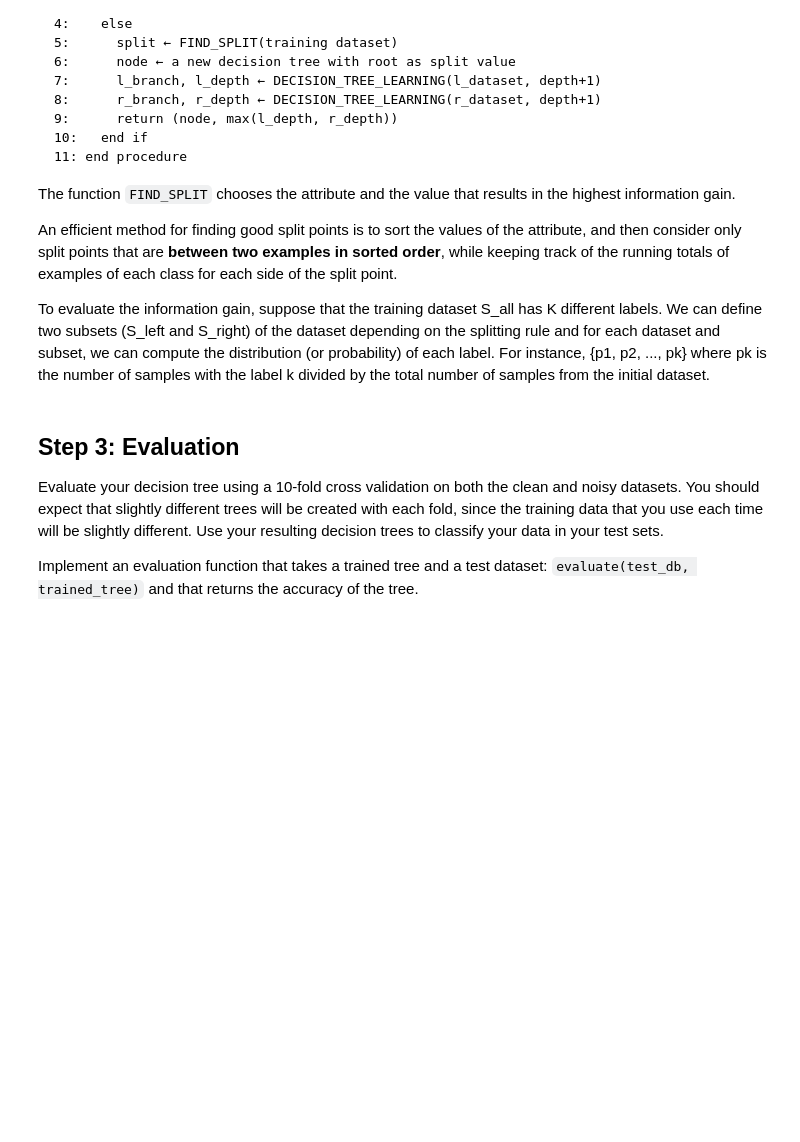
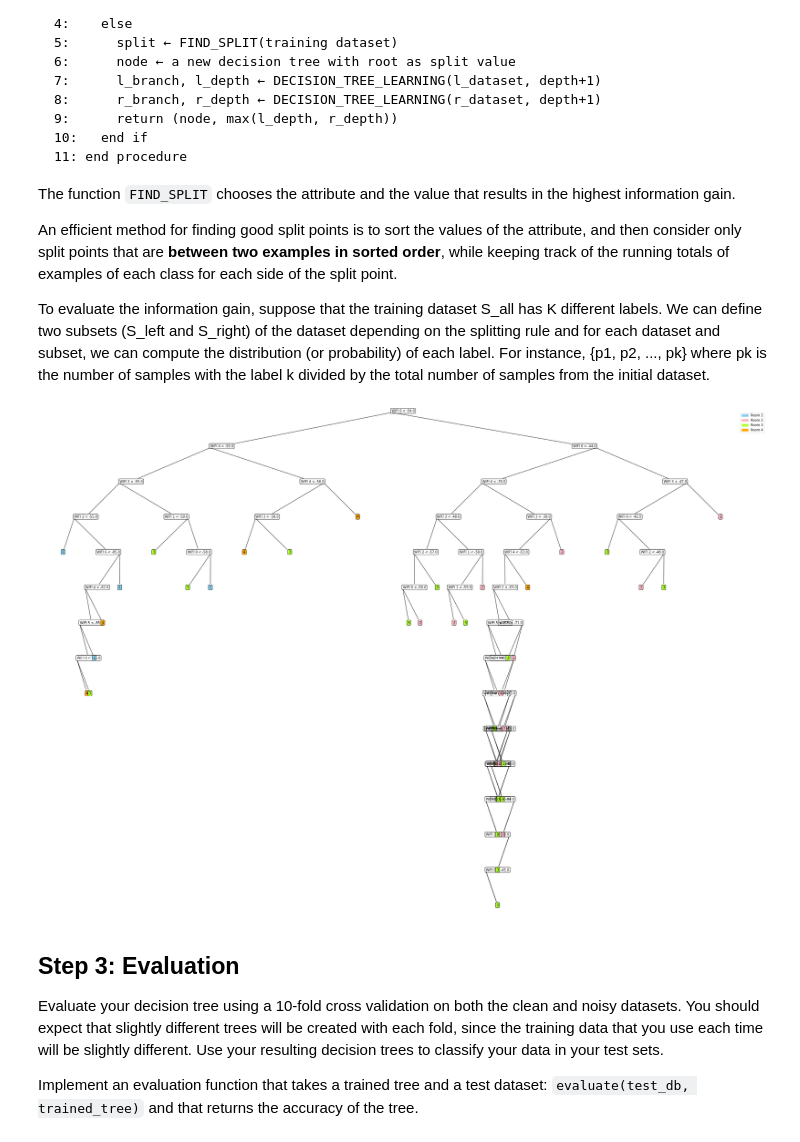
Before and after one commit to shnupta/ml-coursework1, a Jupyter notebook: coursework.ipynb, the cells around one changed output. Cells and saved outputs as stored; diff of their text form; code cells hidden in the pictures; blank space fills up the shorter version.

Commit message:
[kkc19] implement visualise decision tree using matplotlib only

```diff
--- a/coursework.ipynb
+++ b/coursework.ipynb
@@ -78,7 +78,7 @@ class Node:
         self.label = None
 
     def is_leaf(self):
-        return self.left == None and self.right == None
+        return self.left is None and self.right is None
 # %%
 """
 Chooses the attribute and the value that results in the highest information gain
@@ -158,6 +158,66 @@ def decision_tree_learning(training_dataset, depth):
         node.right = right_branch
 
         return (node, max(left_depth, right_depth))
+# %%
+import matplotlib.pyplot as plt
+import matplotlib.patches as mpatches
+
+root_node, depth = decision_tree_learning(clean_dataset, 0)
+
+def visualise_tree(tree):
+    y_gap = 0.1
+    def visualise_children(parent_node, parent_text, left_x, right_x, y, parent_is_left, depth=0):
+        # if depth == 2:
+        #     return
+
+        # Calculate position
+        mids = left_x + (right_x - left_x) * np.array([0.25, 0.5, 0.75])
+        y -= y_gap
+        xy = (0, 0) if parent_is_left else (1, 0)
+
+        # Plot child text box
+        # Them recursively plot children of children
+        if parent_node.left:
+            left_plot = plot_node(parent_node.left, parent_text, xy, (mids[0], y))
+            visualise_children(parent_node.left, left_plot, left_x, mids[1], y, True, depth+1)
+
+        if parent_node.right:
+            right_plot = plot_node(parent_node.right, parent_text, xy, (mids[2], y))
+            visualise_children(parent_node.right, right_plot, mids[1], right_x, y, False, depth+1)
+
+    def plot_node(node, parent_text, xy, xytext):
+        # Formatting and adjustments
+        text = int(node.label) if node.is_leaf() else f"WIFI {node.attribute} < {node.value}"
+        facecolor = f"{roomColors[int(node.label)]}" if node.is_leaf() else "none"
+
+        # Plot text box
+        return ax.annotate(text, xy=xy, xycoords=parent_text,
+                                xytext=xytext, textcoords="axes fraction",
+                                va="center", ha="center",
+                                bbox=dict(facecolor=facecolor, alpha=1, boxstyle="round"),
+                                arrowprops=dict(arrowstyle="-"))
+
+    def generate_legend():
+        for room, color in roomColors.items():
+            handles.append(mpatches.Patch(color=color, label=f"Room {room}"))
+
+    width, height = 40, 20 # feel free to increase width to spread out the tree
+    roomColors = {1 : 'skyblue', 2 : 'lightpink', 3 : 'greenyellow', 4 : 'orange'}
+    handles = []
+    generate_legend()
+
+    _, ax = plt.subplots(figsize=(width, height))
+    ax.set_axis_off()
+
+    root_text = plot_node(tree, "data", (0.5, 1), (0.5, 1))
+    visualise_children(root_node, root_text, 0, 1, 1, True)
+
+    plt.legend(handles=handles)
+    plt.show()
+
+visualise_tree(root_node)
+# %% [output]
+[figure, added]
 # %% [markdown]
 ## Step 3: Evaluation
 Evaluate your decision tree using a 10-fold cross validation on both the clean and noisy datasets. You should expect that slightly different trees will be created with each fold, since the training data that you use each time will be slightly different. Use your resulting decision trees to classify your data in your test sets.
```
